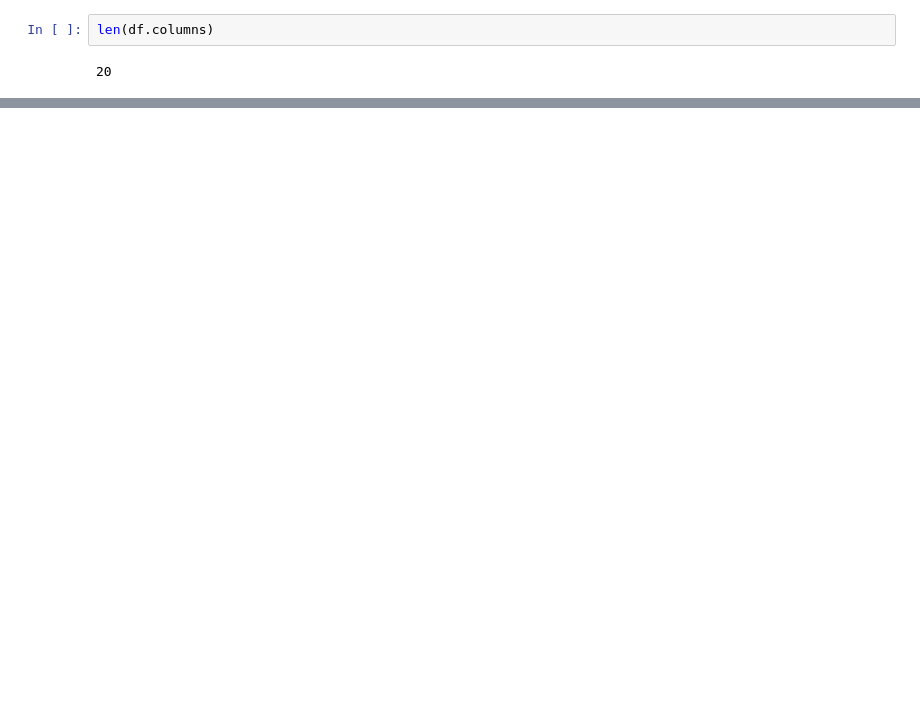
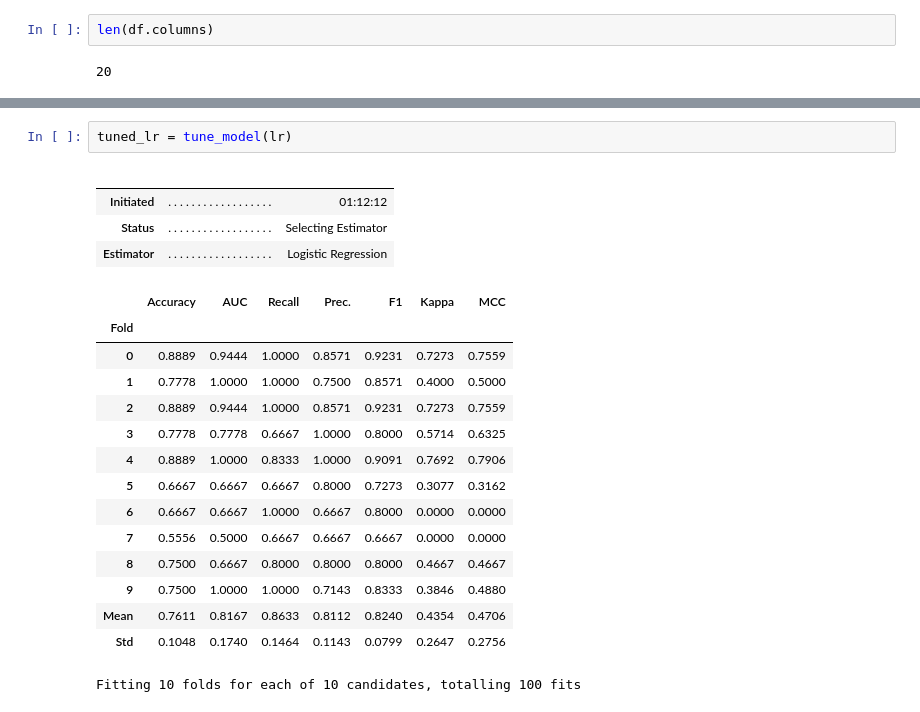
Before and after one commit to arifmarias/suppliment_anesthesia, a Jupyter notebook: model.ipynb, the cells around one changed output, grey strips where cells are left out. Cells and saved outputs as stored; diff of their text form; blank space fills up the shorter version.

```diff
--- a/model.ipynb
+++ b/model.ipynb
@@ -99 +58,24 @@ Fitting 10 folds for each of 10 candidates, totalling 100 fits
+# %%
+tuned_lr = tune_model(lr)
+# %% [output]
+|  |  |  |
+|  |  |  |
+| Initiated | . . . . . . . . . . . . . . . . . . | 01:12:12 |
+| Status | . . . . . . . . . . . . . . . . . . | Selecting Estimator |
+| Estimator | . . . . . . . . . . . . . . . . . . | Logistic Regression |
+|  | Accuracy | AUC | Recall | Prec. | F1 | Kappa | MCC |
+| Fold |  |  |  |  |  |  |  |
+| 0 | 0.8889 | 0.9444 | 1.0000 | 0.8571 | 0.9231 | 0.7273 | 0.7559 |
+| 1 | 0.7778 | 1.0000 | 1.0000 | 0.7500 | 0.8571 | 0.4000 | 0.5000 |
+| 2 | 0.8889 | 0.9444 | 1.0000 | 0.8571 | 0.9231 | 0.7273 | 0.7559 |
+| 3 | 0.7778 | 0.7778 | 0.6667 | 1.0000 | 0.8000 | 0.5714 | 0.6325 |
+| 4 | 0.8889 | 1.0000 | 0.8333 | 1.0000 | 0.9091 | 0.7692 | 0.7906 |
+| 5 | 0.6667 | 0.6667 | 0.6667 | 0.8000 | 0.7273 | 0.3077 | 0.3162 |
+| 6 | 0.6667 | 0.6667 | 1.0000 | 0.6667 | 0.8000 | 0.0000 | 0.0000 |
+| 7 | 0.5556 | 0.5000 | 0.6667 | 0.6667 | 0.6667 | 0.0000 | 0.0000 |
+| 8 | 0.7500 | 0.6667 | 0.8000 | 0.8000 | 0.8000 | 0.4667 | 0.4667 |
+| 9 | 0.7500 | 1.0000 | 1.0000 | 0.7143 | 0.8333 | 0.3846 | 0.4880 |
+| Mean | 0.7611 | 0.8167 | 0.8633 | 0.8112 | 0.8240 | 0.4354 | 0.4706 |
+| Std | 0.1048 | 0.1740 | 0.1464 | 0.1143 | 0.0799 | 0.2647 | 0.2756 |
+Fitting 10 folds for each of 10 candidates, totalling 100 fits
 # %%
```
Also changed, not shown: parts of 12 cells of this notebook, 9 other files.
